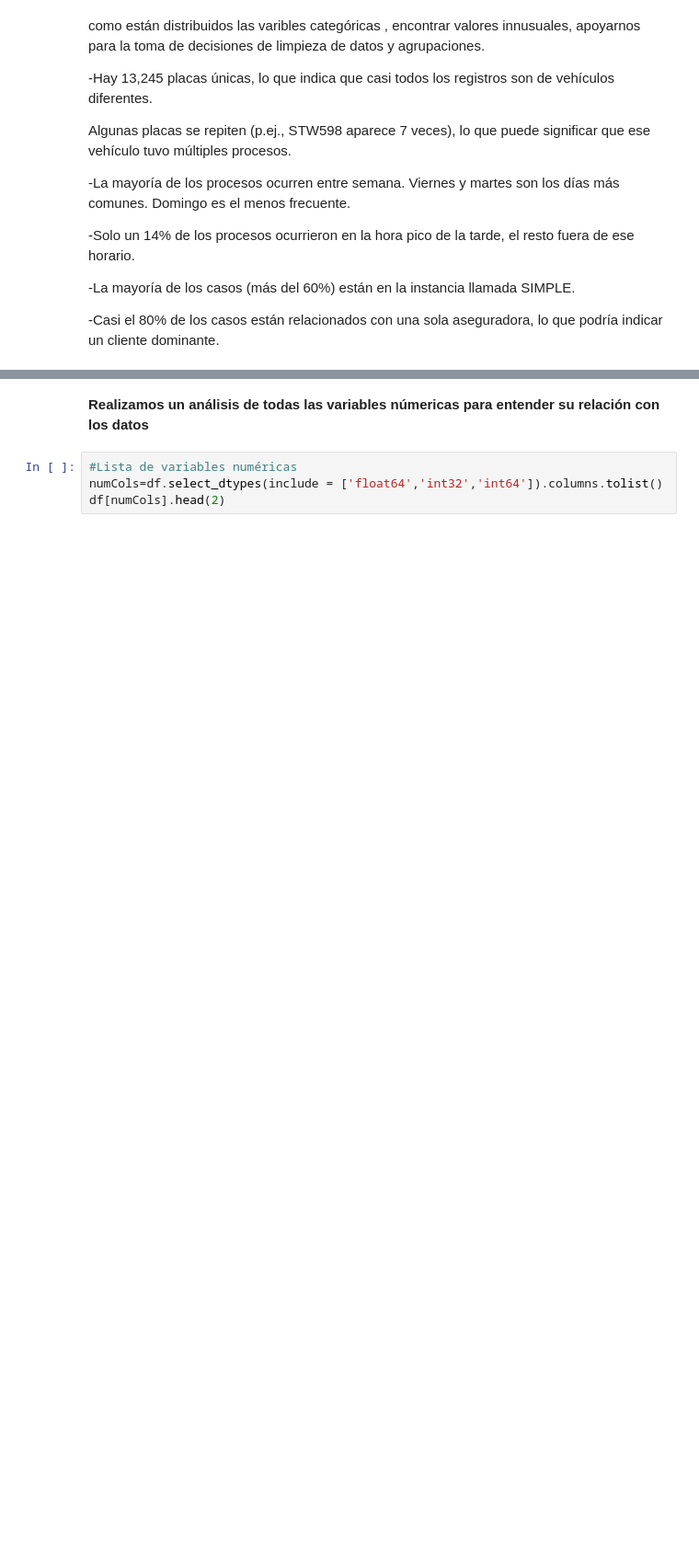
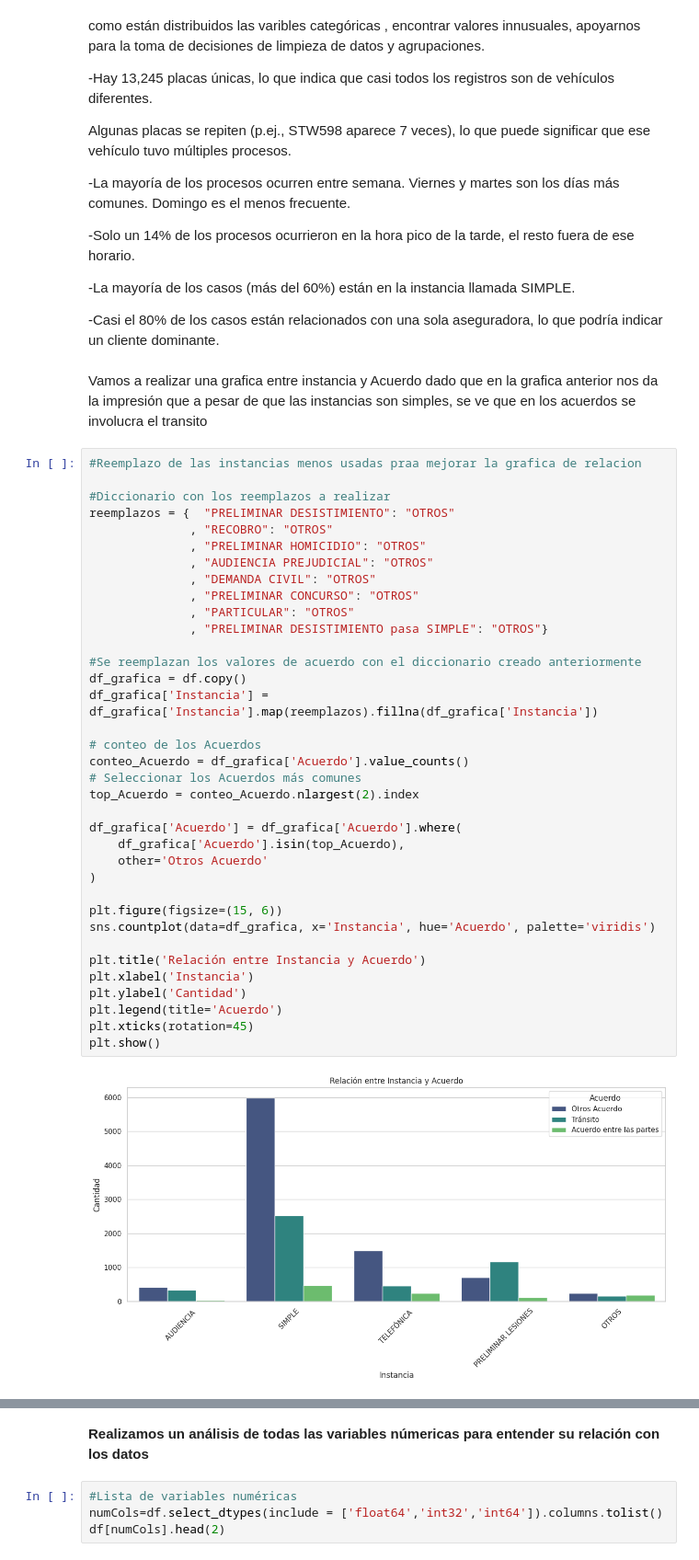
Before and after one commit to ferdilo04/Datos_Analitica, a Jupyter notebook: Monografia_2025/ME02_G7_Modelo.ipynb, the cells around one changed output, grey strips where cells are left out. Shown at 92% size. Cells and saved outputs as stored; diff of their text form; blank space fills up the shorter version.

Commit message:
DataSet final

```diff
--- a/Monografia_2025/ME02_G7_Modelo.ipynb
+++ b/Monografia_2025/ME02_G7_Modelo.ipynb
@@ -653,3 +653,43 @@ Algunas placas se repiten (p.ej., STW598 aparece 7 veces), lo que puede signific
 -La mayoría de los casos (más del 60%) están en la instancia llamada SIMPLE.
 
 -Casi el 80% de los casos están relacionados con una sola aseguradora, lo que podría indicar un cliente dominante.
+# %% [markdown]
+Vamos a realizar una grafica entre instancia y Acuerdo dado que en la grafica anterior nos da la impresión que a pesar de que las instancias son simples, se ve que en los acuerdos se involucra el transito
+# %%
+#Reemplazo de las instancias menos usadas praa mejorar la grafica de relacion
+
+#Diccionario con los reemplazos a realizar
+reemplazos = {  "PRELIMINAR DESISTIMIENTO": "OTROS"
+              , "RECOBRO": "OTROS"
+              , "PRELIMINAR HOMICIDIO": "OTROS"
+              , "AUDIENCIA PREJUDICIAL": "OTROS"
+              , "DEMANDA CIVIL": "OTROS"
+              , "PRELIMINAR CONCURSO": "OTROS"
+              , "PARTICULAR": "OTROS"
+              , "PRELIMINAR DESISTIMIENTO pasa SIMPLE": "OTROS"}
+
+#Se reemplazan los valores de acuerdo con el diccionario creado anteriormente
+df_grafica = df.copy()
+df_grafica['Instancia'] = df_grafica['Instancia'].map(reemplazos).fillna(df_grafica['Instancia'])
+
+# conteo de los Acuerdos
+conteo_Acuerdo = df_grafica['Acuerdo'].value_counts()
+# Seleccionar los Acuerdos más comunes
+top_Acuerdo = conteo_Acuerdo.nlargest(2).index
+
+df_grafica['Acuerdo'] = df_grafica['Acuerdo'].where(
+    df_grafica['Acuerdo'].isin(top_Acuerdo),
+    other='Otros Acuerdo'
+)
+
+plt.figure(figsize=(15, 6))
+sns.countplot(data=df_grafica, x='Instancia', hue='Acuerdo', palette='viridis')
+
+plt.title('Relación entre Instancia y Acuerdo')
+plt.xlabel('Instancia')
+plt.ylabel('Cantidad')
+plt.legend(title='Acuerdo')
+plt.xticks(rotation=45)
+plt.show()
+# %% [output]
+[figure, added]
```
Also changed, not shown: parts of 14 cells of this notebook, 2 other files.
